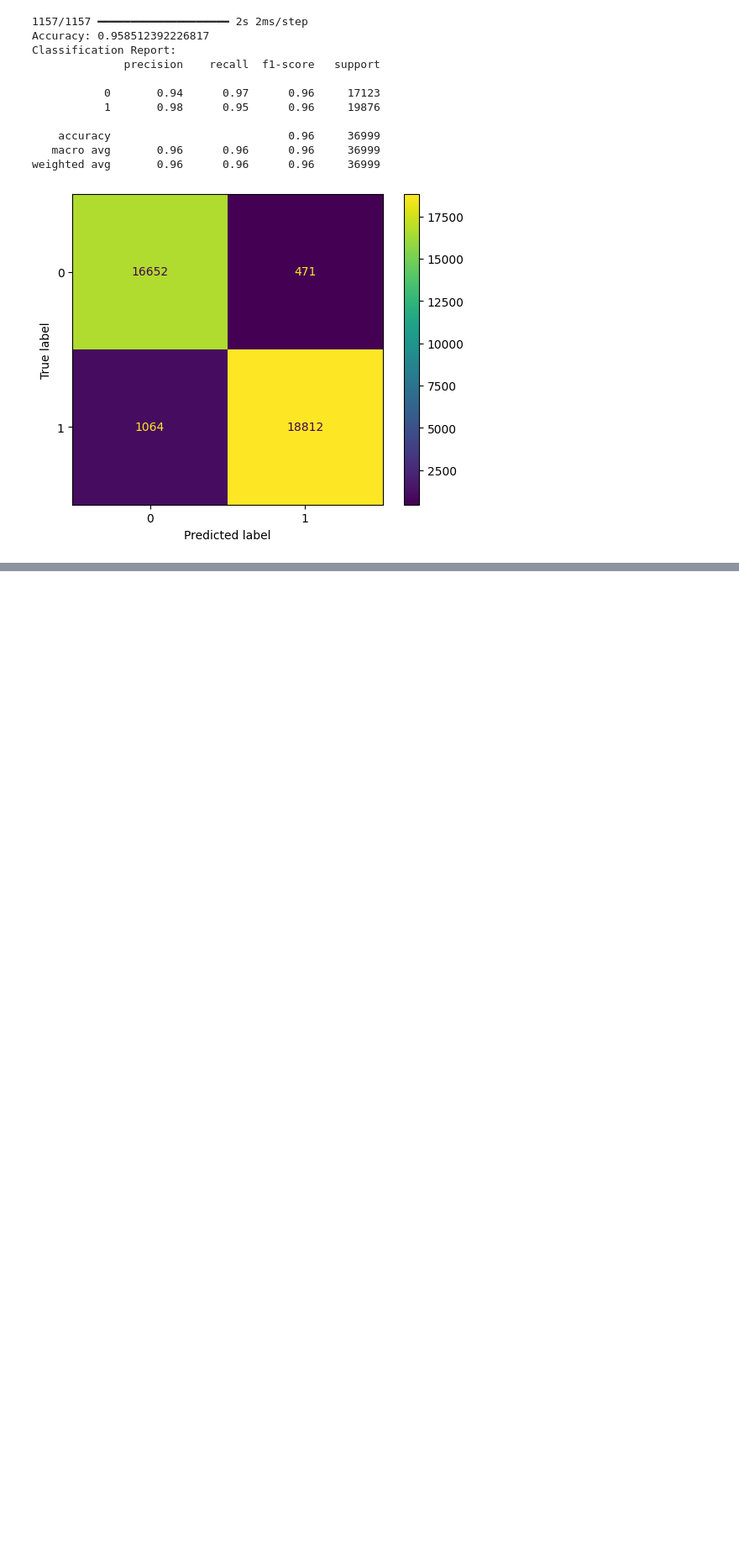
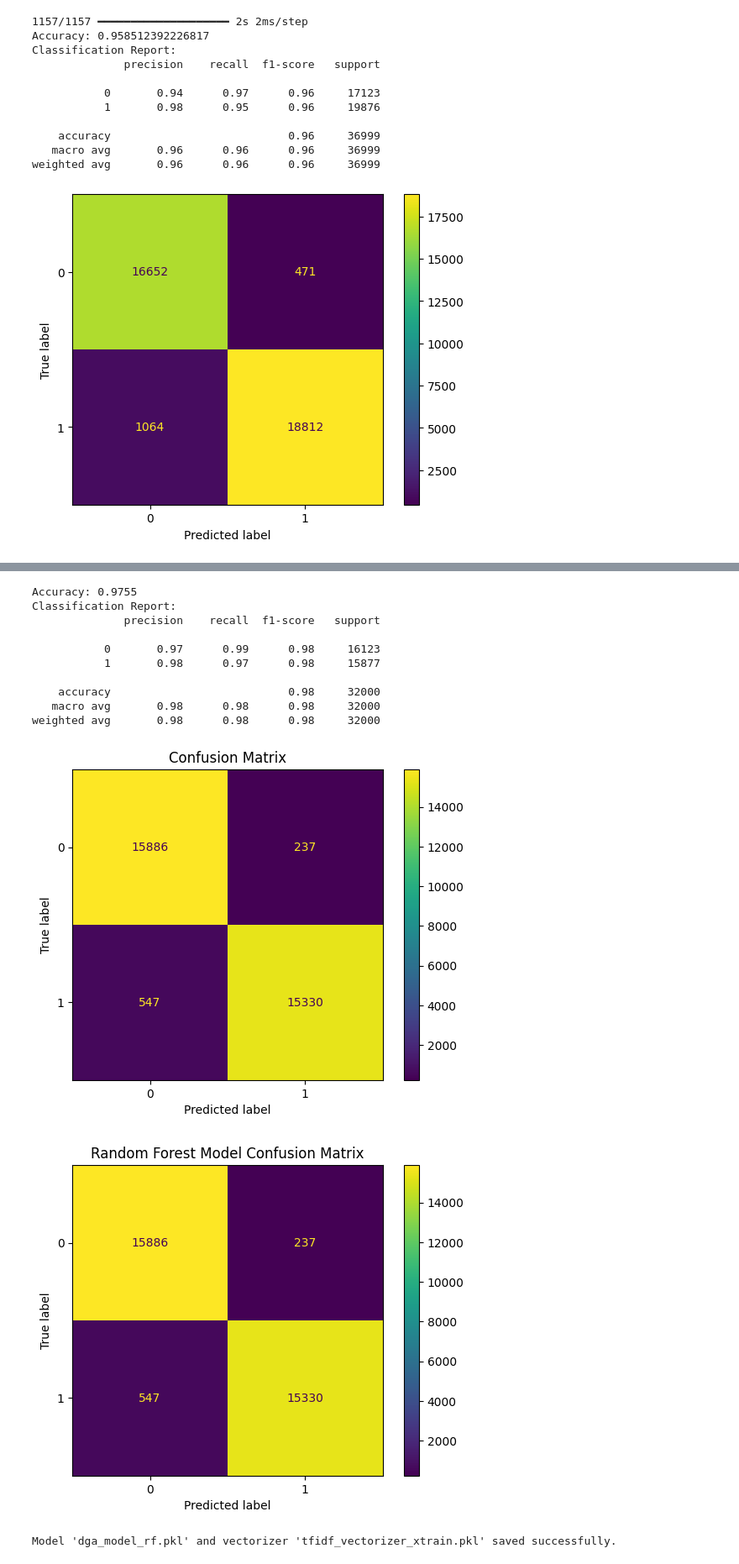
Before and after one commit to erskinekof/erskinekof.github.io, a Jupyter notebook: Copy_of_dga_models.ipynb, the cells around one changed output, grey strips where cells are left out. Shown at 84% size. Drawn from its saved outputs; the diff is of its cells as text; code cells hidden in the pictures; blank space fills up the shorter version.

```diff
--- a/Copy_of_dga_models.ipynb
+++ b/Copy_of_dga_models.ipynb
@@ -1753,3 +1818,7 @@ svot_table(y_test, y_pred)
 [figure]
 1000/1000 ━━━━━━━━━━━━━━━━━━━━ 2s 2ms/step
 NameError: name 'label_encoder' is not defined
+# %%
+# Load the label_encoder for subclass labels
+import joblib
+label_encoder = joblib.load('/content/label_encoder.pkl')
@@ -1774,0 +1896,57 @@ weighted avg       0.96      0.96      0.96     36999
+# %%
+import pandas as pd
+from sklearn.model_selection import train_test_split
+from sklearn.ensemble import RandomForestClassifier
+from sklearn.feature_extraction.text import TfidfVectorizer
+from sklearn.metrics import accuracy_score, classification_report, confusion_matrix, ConfusionMatrixDisplay
+import matplotlib.pyplot as plt
+import joblib # Added import for joblib
+
+# Load the dga_data.csv dataset
+df = pd.read_csv('/content/dga_data.csv')
+df = df.dropna()
+
+# Convert 'isDGA' column to binary (0 or 1)
+df['isDGA'] = df['isDGA'].apply(lambda x: 1 if x == 'dga' else 0)
+
+# Extract features (host) and target variable (isDGA)
+X = df['host']
+y = df['isDGA']
+
+# Split data into training and testing sets
+X_train, X_test, y_train, y_test = train_test_split(X, y, test_size=0.2, random_state=42)
+
+# Initialize and fit TfidfVectorizer on training data
+tfidf_vectorizer = TfidfVectorizer(analyzer='char', ngram_range=(2, 5), max_features=100000) # Increased max_features for better representation
+X_train_tfidf = tfidf_vectorizer.fit_transform(X_train)
+X_test_tfidf = tfidf_vectorizer.transform(X_test)
+
+# Initialize and train RandomForestClassifier
+model_rf = RandomForestClassifier(n_estimators=100, random_state=42)
+model_rf.fit(X_train_tfidf, y_train)
+
+# Predict on the test set
+y_pred = model_rf.predict(X_test_tfidf)
+
+# Print evaluation metrics
+printRes(y_test, y_pred)
+plot_confusion_matrix(y_test, y_pred, 'Random Forest Model Confusion Matrix')
+
+# Save the trained Random Forest model and TF-IDF vectorizer
+joblib.dump(model_rf, 'dga_model_rf.pkl')
+joblib.dump(tfidf_vectorizer, 'tfidf_vectorizer_xtrain.pkl')
+print("Model 'dga_model_rf.pkl' and vectorizer 'tfidf_vectorizer_xtrain.pkl' saved successfully.")
+# %% [output]
+Accuracy: 0.9755
+Classification Report:
+              precision    recall  f1-score   support
+
+           0       0.97      0.99      0.98     16123
+           1       0.98      0.97      0.98     15877
+
+    accuracy                           0.98     32000
+   macro avg       0.98      0.98      0.98     32000
+weighted avg       0.98      0.98      0.98     32000
+[figure, added]
+[figure, added]
+Model 'dga_model_rf.pkl' and vectorizer 'tfidf_vectorizer_xtrain.pkl' saved successfully.
```
Also changed, not shown: parts of 20 cells of this notebook.
